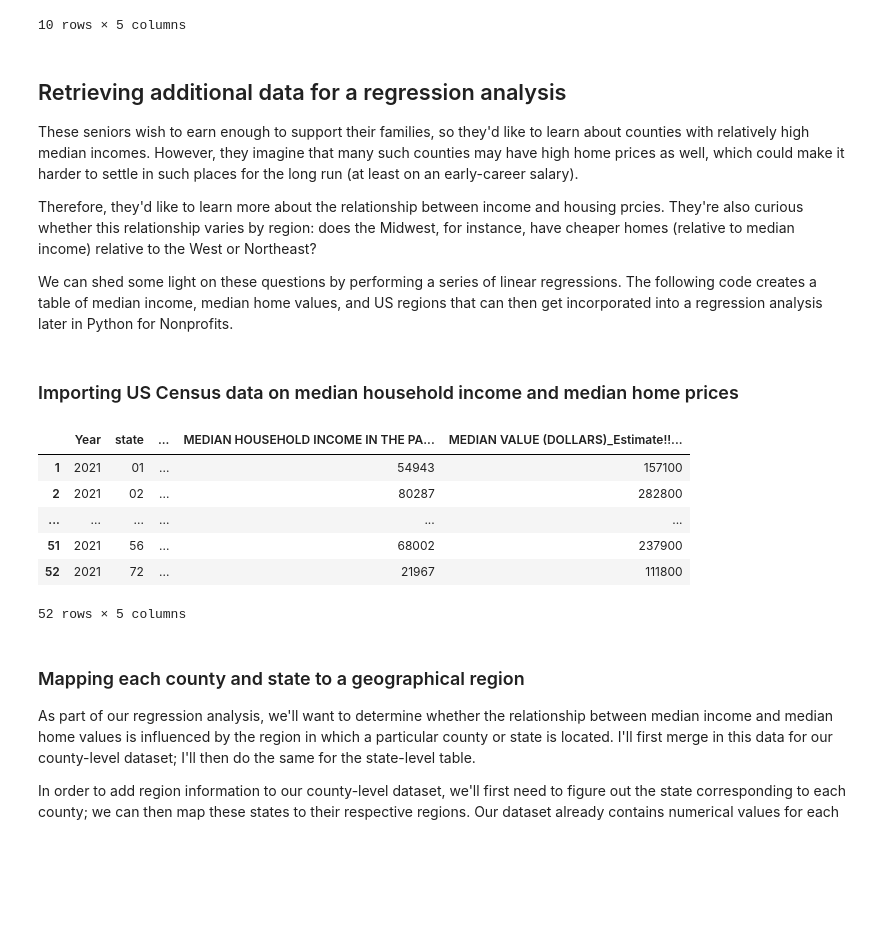
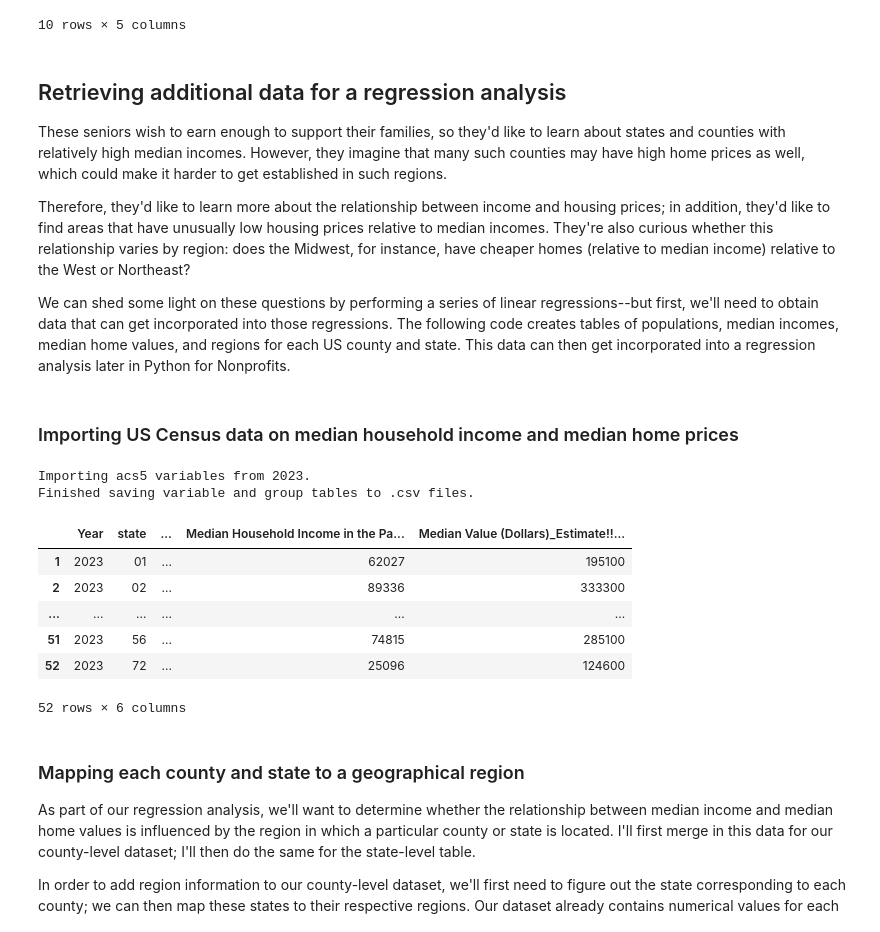
Before and after one commit to kburchfiel/pfn, a Jupyter notebook: Census_Data_Imports/census_data_imports_v2.ipynb, the cells around one changed output. Drawn from its saved outputs; the diff is of its cells as text; code cells hidden in the pictures; blank space fills up the shorter version.

Commit message:
Created a new dataset for regression section; much more documentation to come

```diff
--- a/Census_Data_Imports/census_data_imports_v2.ipynb
+++ b/Census_Data_Imports/census_data_imports_v2.ipynb
@@ -56,7 +56,13 @@ acs5_year = 2021 # By updating this variable when future American
 # years and 2022 appeared to be unavailable for that state. Therefore,
 # I chose to retrieve data for 2021 instead.
 
-download_variable_list = True # If set to True, a new list of variables
+acs5_latest_year = 2023 # This variable will be used to determine
+# the ACS5 year for which a datsaet containing only one year of data
+# will be retrieved. Since this dataset won't show historical trends
+# in data, we don't need to worry about changes in county definitions;
+# thus, we can use the most recent year for which data are available.
+
+download_new_variable_list = True # If set to True, a new list of variables
 # will be downloaded from the Census API website. If False, this list of
 # variables will instead be read in from a local .csv copy (thus saving
 # processing time).
@@ -956,42 +992,53 @@ young_pop_display_cols]
 # %% [markdown]
 ## Retrieving additional data for a regression analysis
 
-These seniors wish to earn enough to support their families, so they'd like to learn about counties with relatively high median incomes. However, they imagine that many such counties may have high home prices as well, which could make it harder to settle in such places for the long run (at least on an early-career salary).
+These seniors wish to earn enough to support their families, so they'd like to learn about states and counties with relatively high median incomes. However, they imagine that many such counties may have high home prices as well, which could make it harder to get established in such regions.
 
-Therefore, they'd like to learn more about the relationship between income and housing prcies. They're also curious whether this relationship varies by region: does the Midwest, for instance, have cheaper homes (relative to median income) relative to the West or Northeast?
+Therefore, they'd like to learn more about the relationship between income and housing prices; in addition, they'd like to find areas that have unusually low housing prices relative to median incomes. They're also curious whether this relationship varies by region: does the Midwest, for instance, have cheaper homes (relative to median income) relative to the West or Northeast?
 
-We can shed some light on these questions by performing a series of linear regressions. The following code creates a table of median income, median home values, and US regions that can then get incorporated into a regression analysis later in Python for Nonprofits.
+We can shed some light on these questions by performing a series of linear regressions--but first, we'll need to obtain data that can get incorporated into those regressions. The following code creates tables of populations, median incomes, median home values, and regions for each US county and state. This data can then get incorporated into a regression analysis later in Python for Nonprofits.
 # %% [markdown]
 ### Importing US Census data on median household income and median home prices
 # %%
-regression_variable_list = ['B19013_001E', 'B25077_001E']
+# Retrieving a new list of ACS5 variables for the most recent year with
+# ACS5 data (as of February 2025):
+if download_new_variable_list == True:
+    download_variable_list(acs5_latest_year, 'acs5')
+
+# Reading this dataset into our script:
+df_variables_latest = pd.read_csv(
+    f'Datasets/acs5_{acs5_latest_year}_variables.csv')
+
+regression_variable_list = ['B01001_001E', 'B19013_001E', 'B25077_001E']
 regression_alias_dict = create_variable_aliases(
-    df_variables = df_variables,
+    df_variables = df_variables_latest,
     variable_list = regression_variable_list)
 df_regression_data_county = retrieve_census_data(
-        survey = 'acs5', year = year,
+        survey = 'acs5', year = acs5_latest_year,
         region = 'county',
         variable_list = regression_variable_list,
         rename_data_fields = True, field_vars_dict = regression_alias_dict,
         key = key)
 
 df_regression_data_state = retrieve_census_data(
-        survey = 'acs5', year = year,
+        survey = 'acs5', year = acs5_latest_year,
         region = 'state',
         variable_list = regression_variable_list,
         rename_data_fields = True, field_vars_dict = regression_alias_dict,
         key = key)
 
 
 df_regression_data_state
 # %% [output]
+Importing acs5 variables from 2023.
+Finished saving variable and group tables to .csv files.
-|  | Year | state | ... | MEDIAN HOUSEHOLD INCOME IN THE PA... | MEDIAN VALUE (DOLLARS)_Estimate!!... |
-| 1 | 2021 | 01 | ... | 54943 | 157100 |
-| 2 | 2021 | 02 | ... | 80287 | 282800 |
+|  | Year | state | ... | Median Household Income in the Pa... | Median Value (Dollars)_Estimate!!... |
+| 1 | 2023 | 01 | ... | 62027 | 195100 |
+| 2 | 2023 | 02 | ... | 89336 | 333300 |
 | ... | ... | ... | ... | ... | ... |
-| 51 | 2021 | 56 | ... | 68002 | 237900 |
-| 52 | 2021 | 72 | ... | 21967 | 111800 |
+| 51 | 2023 | 56 | ... | 74815 | 285100 |
+| 52 | 2023 | 72 | ... | 25096 | 124600 |
-52 rows × 5 columns
+52 rows × 6 columns
 # %% [markdown]
 ### Mapping each county and state to a geographical region
 
```
Also changed, not shown: parts of 14 cells of this notebook, 10 other files.
